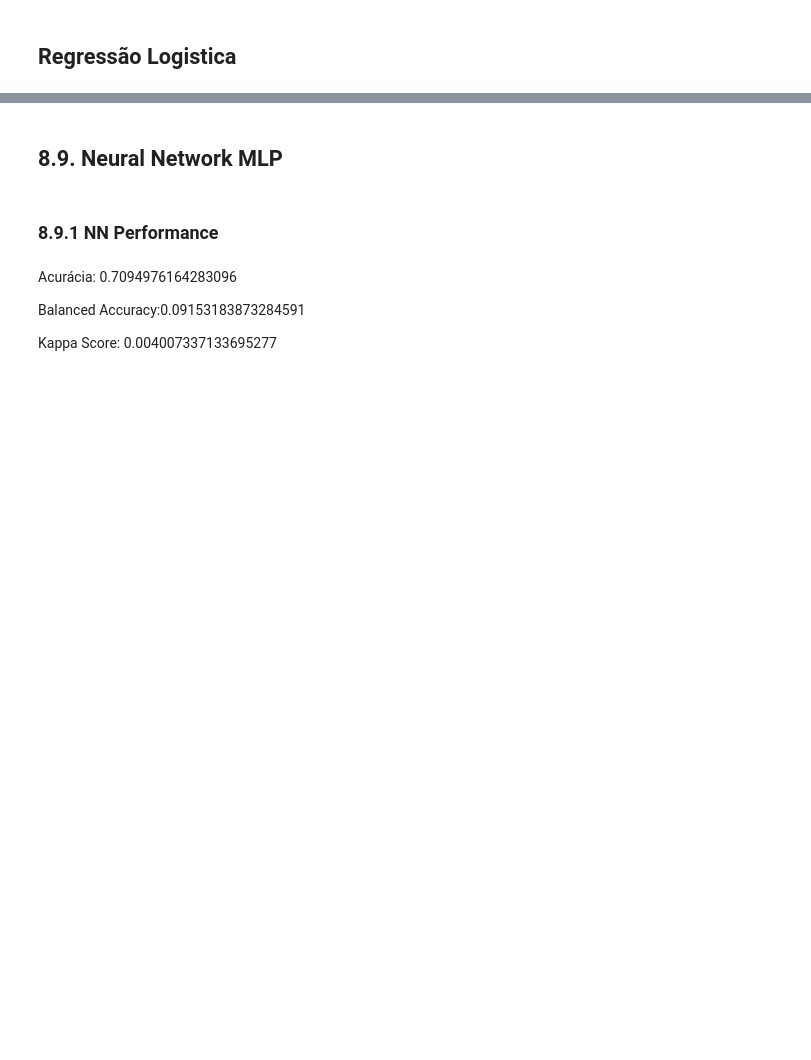
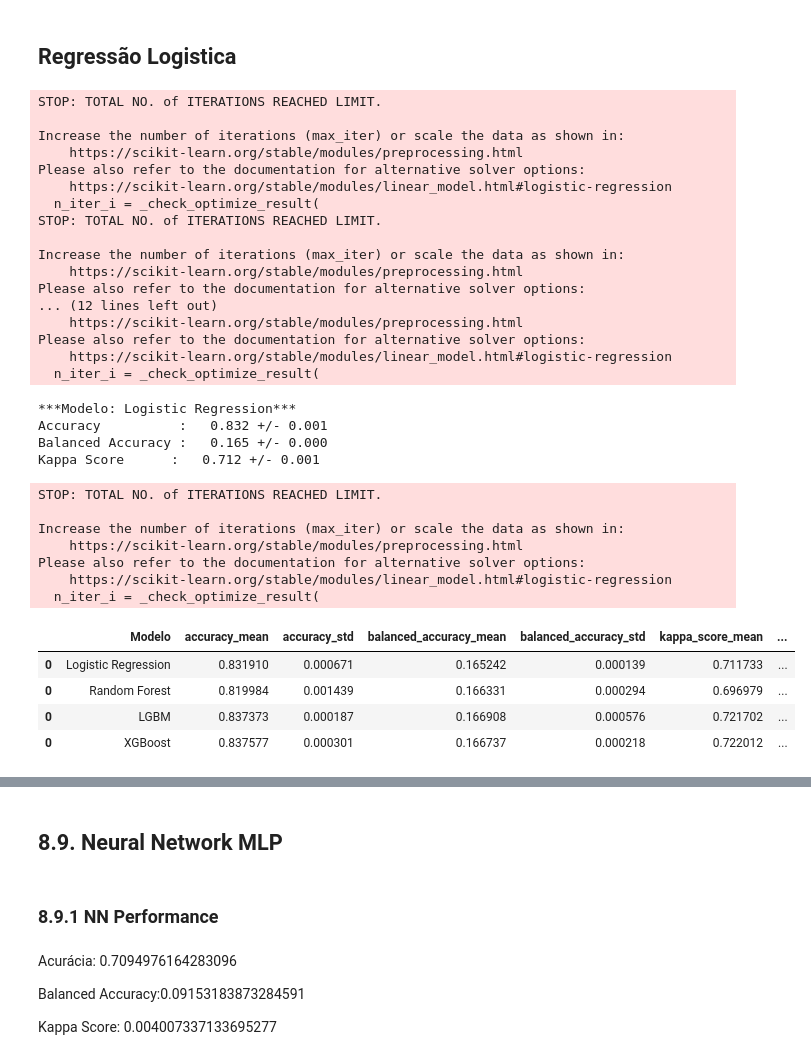
Before and after one commit to laurivansareta/previsao_agendamento_acomodacao, a Jupyter notebook: notebooks/c9.novos_modelos.ipynb, the cells around one changed output, grey strips where cells are left out. Drawn from its saved outputs; the diff is of its cells as text; code cells hidden in the pictures; blank space fills up the shorter version.

```diff
--- a/notebooks/c9.novos_modelos.ipynb
+++ b/notebooks/c9.novos_modelos.ipynb
@@ -921,15 +994,20 @@ features = x_train.columns
 features[0:10]
 x_train_xgb = x_train#[features]
 # %%
-import xgboost as xgb
-
 le = pp.LabelEncoder()
 y_train_le = le.fit_transform(y_train)
 y_train_le
 
 model_xgb = xgb.XGBClassifier(random_state=42)
 
+# #Treino
+# model_xgb.fit(x_train_xgb, y_train_le)
 
-#Treino
-model_xgb.fit(x_train_xgb, y_train_le)
+# # Predição
+# yhat_xgb = model_xgb.predict(x_test)
+
+# y_test_le = le.fit_transform(y_test)
+
+results = evaluate(model_xgb, x_train_xgb, y_train_le, FOLDS, 'XGBoost')
+results
 # %% [output]
@@ -1123,2 +1147,43 @@ weighted avg       0.74      0.84      0.78     24528
 # %% [markdown]
 ## Regressão Logistica
+# %%
+from sklearn.linear_model import LogisticRegression
+
+model_lr = LogisticRegression(random_state=42)
+
+results = evaluate(model_lr, x_train, y_train_le, FOLDS, 'Logistic Regression', results)
+results
+# %% [output]
+STOP: TOTAL NO. of ITERATIONS REACHED LIMIT.
+
+Increase the number of iterations (max_iter) or scale the data as shown in:
+    https://scikit-learn.org/stable/modules/preprocessing.html
+Please also refer to the documentation for alternative solver options:
+    https://scikit-learn.org/stable/modules/linear_model.html#logistic-regression
+  n_iter_i = _check_optimize_result(
+STOP: TOTAL NO. of ITERATIONS REACHED LIMIT.
+
+Increase the number of iterations (max_iter) or scale the data as shown in:
+    https://scikit-learn.org/stable/modules/preprocessing.html
+Please also refer to the documentation for alternative solver options:
+... (12 lines left out)
+    https://scikit-learn.org/stable/modules/preprocessing.html
+Please also refer to the documentation for alternative solver options:
+    https://scikit-learn.org/stable/modules/linear_model.html#logistic-regression
+  n_iter_i = _check_optimize_result(
+***Modelo: Logistic Regression***
+Accuracy          :   0.832 +/- 0.001
+Balanced Accuracy :   0.165 +/- 0.000
+Kappa Score      :   0.712 +/- 0.001
+STOP: TOTAL NO. of ITERATIONS REACHED LIMIT.
+
+Increase the number of iterations (max_iter) or scale the data as shown in:
+    https://scikit-learn.org/stable/modules/preprocessing.html
+Please also refer to the documentation for alternative solver options:
+    https://scikit-learn.org/stable/modules/linear_model.html#logistic-regression
+  n_iter_i = _check_optimize_result(
+|  | Modelo | accuracy_mean | accuracy_std | balanced_accuracy_mean | balanced_accuracy_std | kappa_score_mean | ... |
+| 0 | Logistic Regression | 0.831910 | 0.000671 | 0.165242 | 0.000139 | 0.711733 | ... |
+| 0 | Random Forest | 0.819984 | 0.001439 | 0.166331 | 0.000294 | 0.696979 | ... |
+| 0 | LGBM | 0.837373 | 0.000187 | 0.166908 | 0.000576 | 0.721702 | ... |
+| 0 | XGBoost | 0.837577 | 0.000301 | 0.166737 | 0.000218 | 0.722012 | ... |
```
Also changed, not shown: parts of 19 cells of this notebook.
